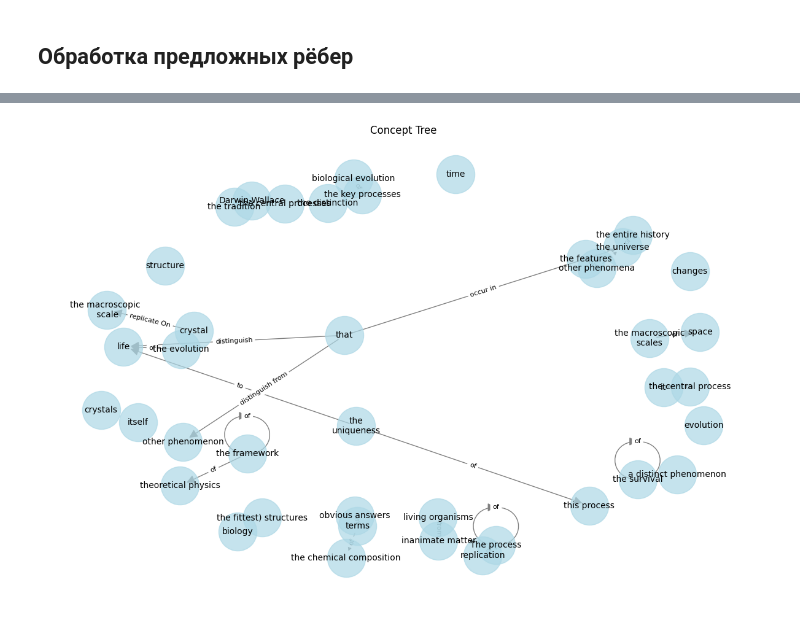
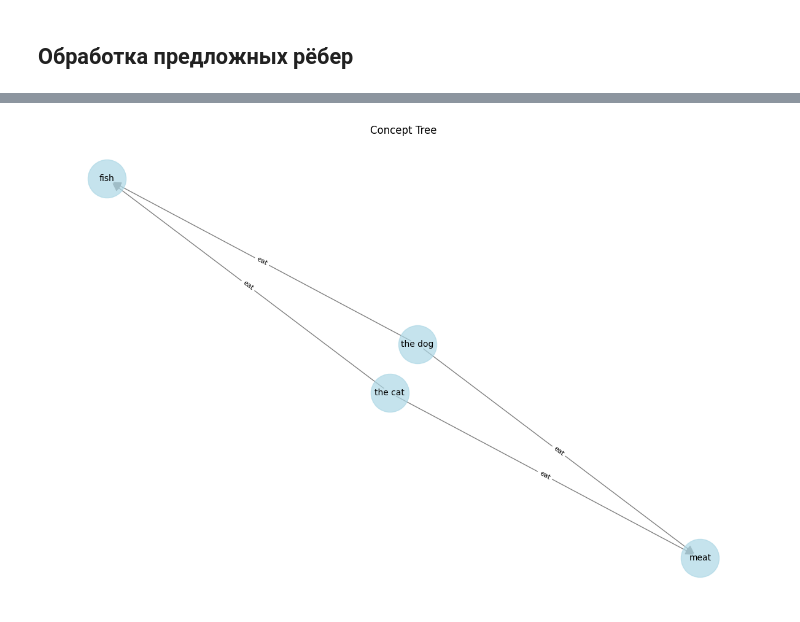
Before and after one commit to dmtr-m/concept-tree, a Jupyter notebook: make_eng_graphs.ipynb, the cells around one changed output, grey strips where cells are left out. Saved outputs shown, nothing was run; the diff lists cells and outputs as text; code cells hidden in the pictures.

```diff
--- a/make_eng_graphs.ipynb
+++ b/make_eng_graphs.ipynb
@@ -172,0 +230,19 @@ def process_token(token, graph, chunk_to_vertex):
+# %%
+# text = """How are living organisms different from inanimate matter? There are obvious answers in terms
+# of the chemical composition and structure, but when it comes to the central processes in the evolution
+# of life, the distinction is far less obvious. In the tradition of Darwin-Wallace, it is tempting to
+# posit that life is defined by evolution through the survival of the fittest. However, the
+# uniqueness of this process to life could be questioned because the entire history of the universe
+# consists of changes where the most stable structures survive. The process of
+# replication itself is not truly unique to biology either: crystals do replicate. On the macroscopic
+# scales of space and time, however, life clearly is a distinct phenomenon. To objectively define
+# the features that distinguish life from other phenomena that occur mostly in the universe, it seems
+# important to examine the key processes of biological evolution within the framework of
+# theoretical physics."""
+text = 'The dog and the cat eat meat and fish.'
+# text = 'The dog and the cat on the mat are sitting'
+text = text.replace('\n', ' ')
+
+doc = nlp(text)
+pairs = get_syntactic_relations(doc)
+graph1 = Graph()
@@ -211,0 +286,8 @@ Head vertex: Vertex(concept='theoretical physics', words=['theoretical physics']
+# %%
+graph_res = Graph()
+print(graph1.vertices)
+for concept in graph1.vertices.keys():
+    if graph1.get_vertex_edges(concept):
+        graph_res.add_vertex(concept)
+for edge in graph1.edges:
+    graph_res.add_edge(edge.agent_1, edge.agent_2, edge.meaning, 0, 0)
@@ -212,7 +329,7 @@ Head vertex: Vertex(concept='theoretical physics', words=['theoretical physics']
 # %%
-visualize_graph(graph1)
+visualize_graph(graph_res)
 # %% [output]
-[figure, old version]
+[figure, new version]
 # %%
 displacy.render(doc, style='dep')
 # %% [output]
```
Also changed, not shown: parts of 16 cells of this notebook, 1 other file.
